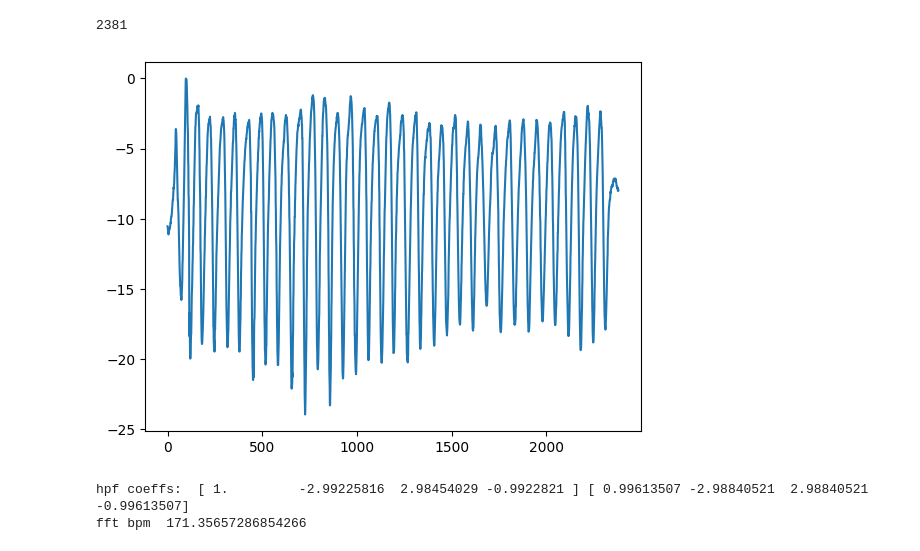
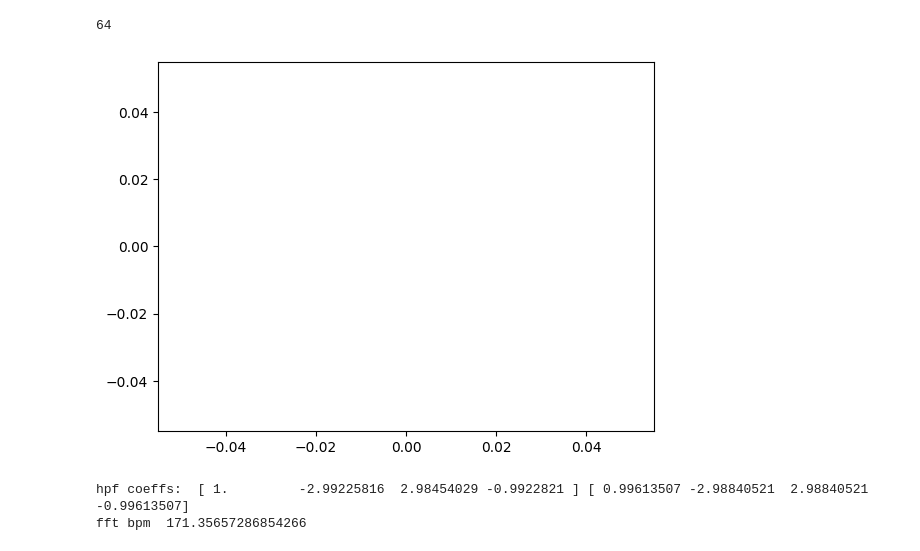
Before and after one commit to cherrydev/baile-shine, a Jupyter notebook: playground/samplePlot.ipynb, the cells around one changed output. Saved outputs shown, nothing was run; the diff lists cells and outputs as text; code cells hidden in the pictures.

```diff
--- a/playground/samplePlot.ipynb
+++ b/playground/samplePlot.ipynb
@@ -1,24 +1,24 @@
 # %%
 import matplotlib.pyplot as plt
 
 def plotFile(fileName) :
     y = []
     x = []
     with open(fileName) as inFile:
         for idx, line in enumerate(inFile):
             y.append(float(line.strip()))
             x.append(idx)
     print(len(y))
 
     plt.plot(x, y)
     plt.show()
 
 # plotFile("/Users/alannon/Documents/DevProjects/BaileShine/baile-shine/playground/sample174bpm-sloppy-200hz.txt")
 # plotFile("/Users/alannon/Documents/DevProjects/BaileShine/baile-shine/playground/hpf.txt")
-plotFile("/tmp/inputbuffer.txt")
+plotFile("/tmp/hpf.txt")
 # %% [output]
-2381
+64
-[figure, old version]
+[figure, new version]
 # %%
 from scipy import signal
 def lpf(samples, freq, sample_rate):
```
Also changed, not shown: 3 other files.
